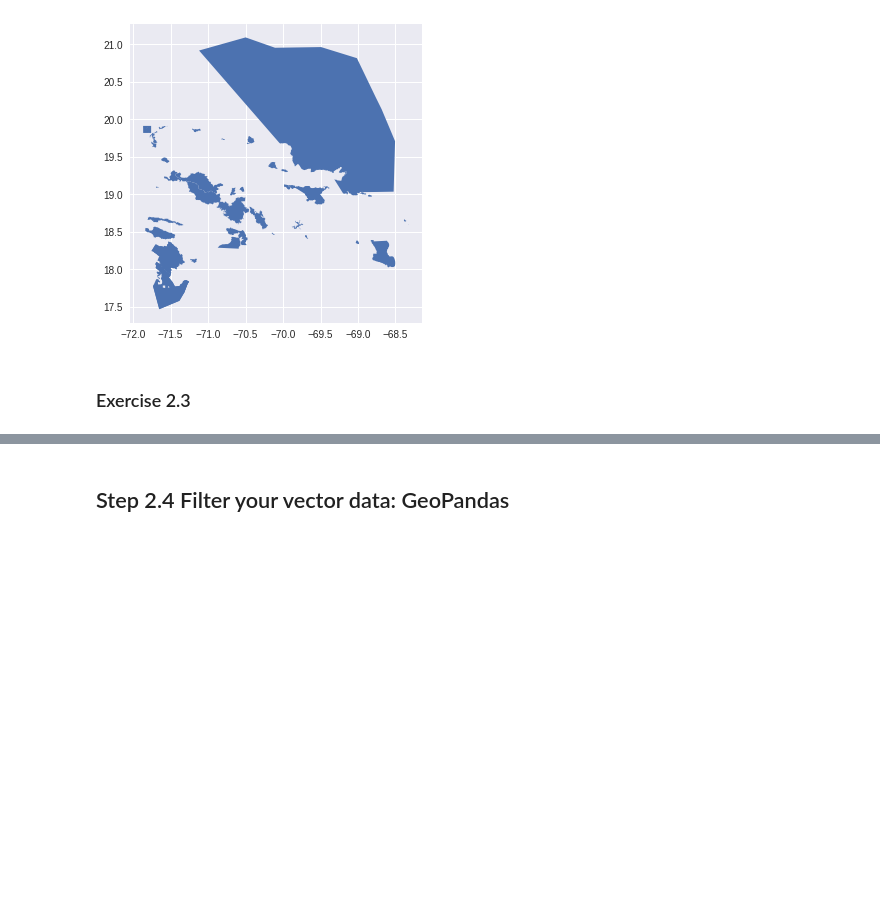
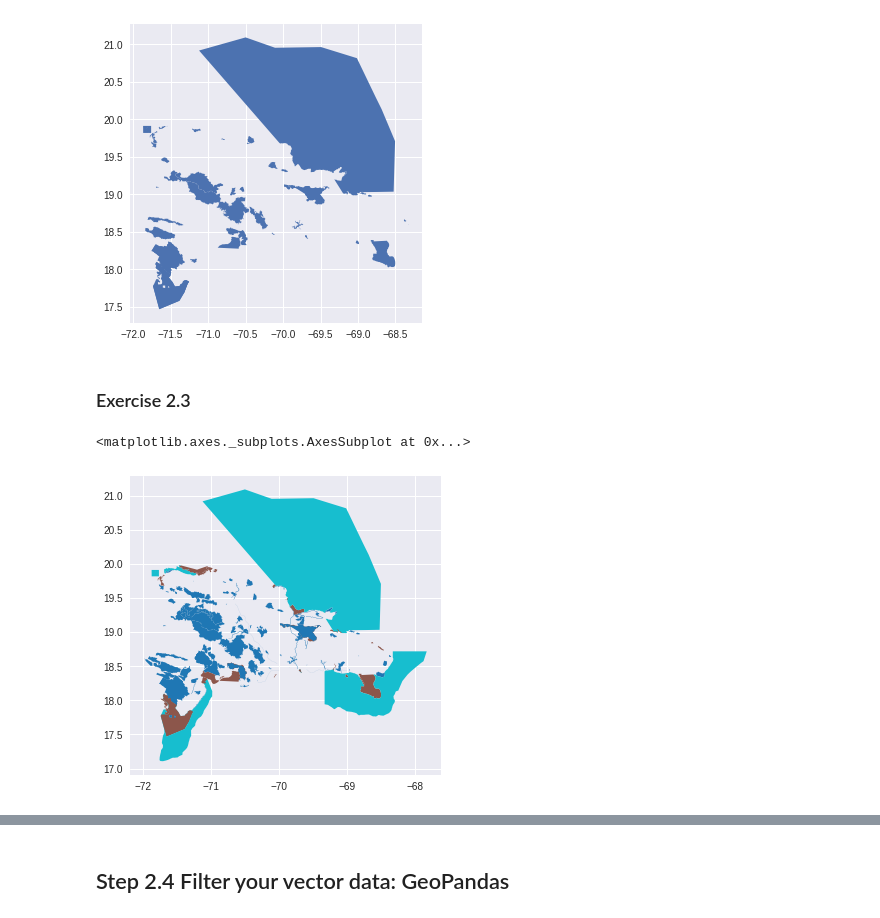
Before and after one commit to rrcarlson/Intro_python_geo, a Jupyter notebook: Intro_Python_geospatial.ipynb, the cells around one changed output, grey strips where cells are left out. Cells and saved outputs as stored; diff of their text form; code cells hidden in the pictures; blank space fills up the shorter version.

```diff
--- a/Intro_Python_geospatial.ipynb
+++ b/Intro_Python_geospatial.ipynb
@@ -200,5 +200,9 @@ conserve[conserve['MANG_PLAN'] != "No"].plot()
 ### Exercise 2.3
 # %%
 # Plot conservation areas as a choropleth by the "MARINE" attribute
+conserve.plot(column = "MARINE")
+# %% [output]
+<matplotlib.axes._subplots.AxesSubplot at 0x...>
+[figure, added]
 # %%
 # Make it blue (obviously)! https://matplotlib.org/users/colormaps.html
```
Also changed, not shown: parts of 16 cells of this notebook.
